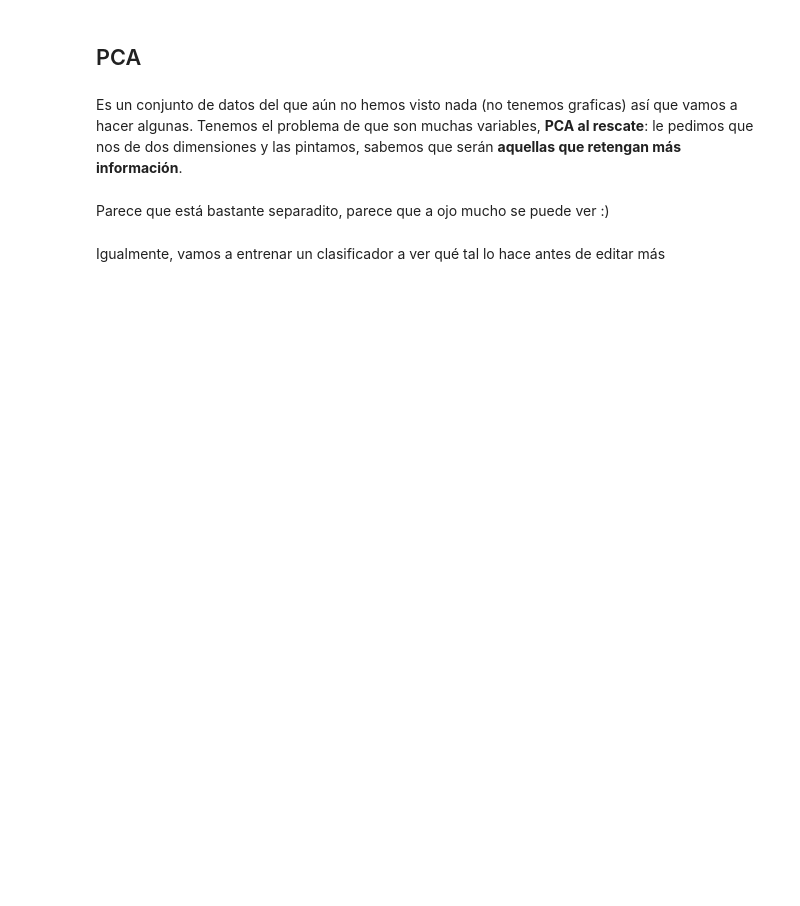
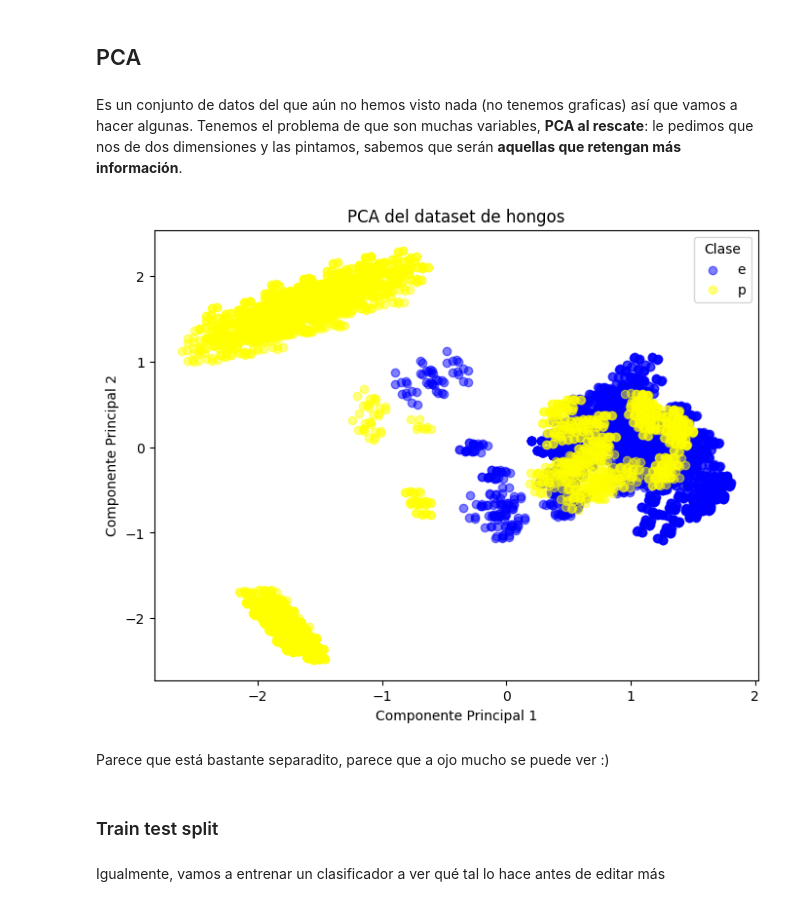
Before and after one commit to mikewig/P8_Clustering_SM, a Jupyter notebook: Clustering_Project_8.ipynb, the cells around one changed output. Saved outputs shown, nothing was run; the diff lists cells and outputs as text; code cells hidden in the pictures; blank space fills up the shorter version.

```diff
--- a/Clustering_Project_8.ipynb
+++ b/Clustering_Project_8.ipynb
@@ -362,3 +400,27 @@ X_train, X_test, y_train, y_test = train_test_split(X, y, test_size=0.33, random
+# %%
+from sklearn.preprocessing import OneHotEncoder
+from sklearn.impute import SimpleImputer
+
+df.replace('?', pd.NA, inplace=True) # Replace this line,
+df.replace('?', np.nan, inplace=True)
+
+
+for col in df.select_dtypes(include='object').columns:
+    df[col] = df[col].astype('category')
+
+
+X = df.drop('class', axis=1)
+y = df['class']
+
+imputer = SimpleImputer(strategy='most_frequent')
+X_imputed = imputer.fit_transform(X) # Replace this line,
+
+X_imputed = imputer.fit_transform(X)
+
+encoder = OneHotEncoder(handle_unknown='ignore') # Add handle_unknown to avoid errors with new categories
+X_encoded = encoder.fit_transform(X_imputed)
+
+X_encoded_dense = X_encoded.toarray()
 # %% [markdown]
 ## PCA
 # %% [markdown]
@@ -371,2 +428,24 @@ pca.fit(X_train)
+# %%
+pca = PCA(n_components=2)
+X_pca = pca.fit_transform(X_encoded_dense)
+
+
+plt.figure(figsize=(8,6))
+colors = {'e': 'blue', 'p': 'yellow'}
+for label in ['e', 'p']:
+    plt.scatter(
+        X_pca[y == label, 0],
+        X_pca[y == label, 1],
+        c=colors[label],
+        label=label,
+        alpha=0.5
+    )
+plt.xlabel('Componente Principal 1')
+plt.ylabel('Componente Principal 2')
+plt.title('PCA del dataset de hongos')
+plt.legend(title='Clase')
+plt.show()
+# %% [output]
+[figure, added]
 # %% [markdown]
 Parece que está bastante separadito, parece que a ojo mucho se puede ver :)
@@ -372,0 +473,2 @@ Parece que está bastante separadito, parece que a ojo mucho se puede ver :)
+# %% [markdown]
+### Train test split
```
Also changed, not shown: parts of 19 cells of this notebook.
